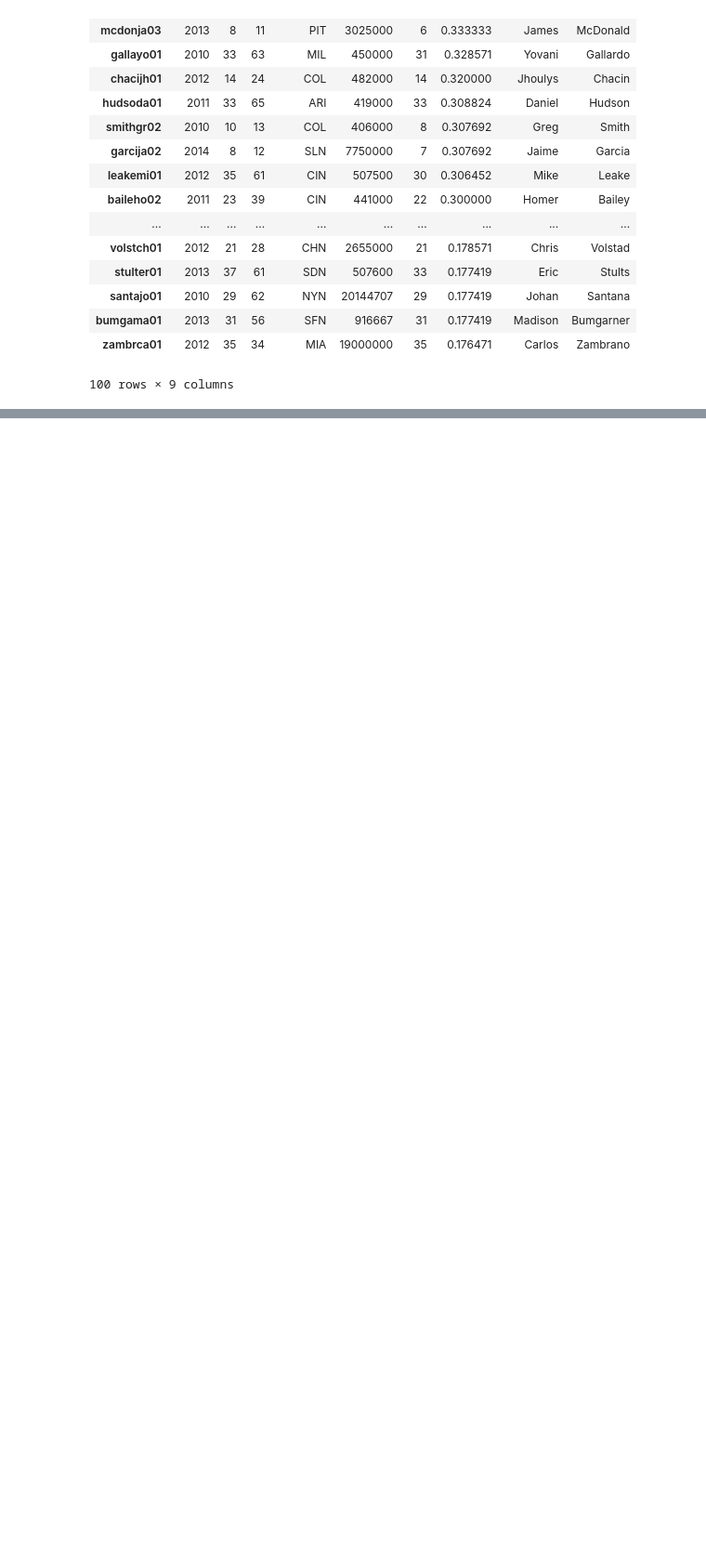
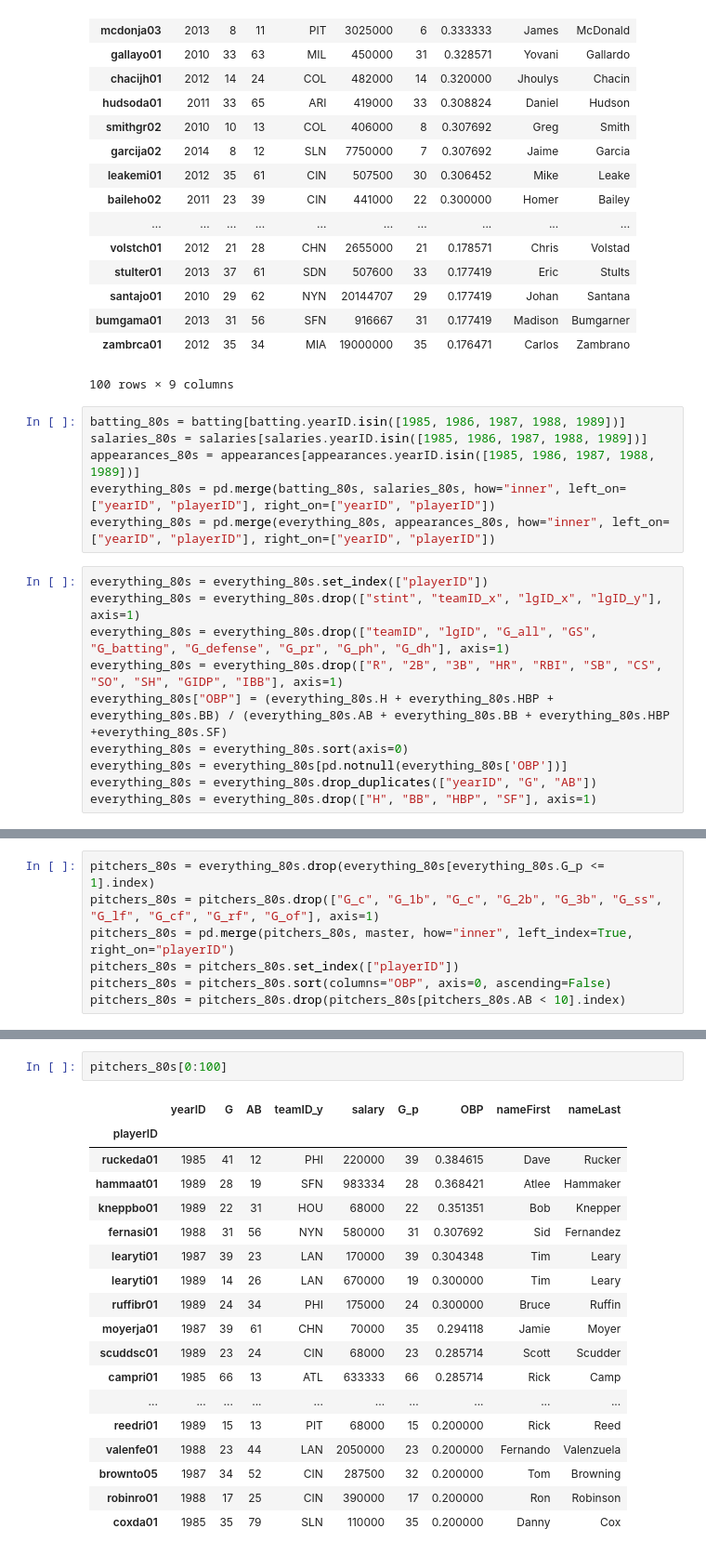
Before and after one commit to tiy-gvl-python-2015-09/moneyball, a Jupyter notebook: Moneyball -- Hard Mode.ipynb, the cells around one changed output, grey strips where cells are left out. Shown at 93% size. Drawn from its saved outputs; the diff is of its cells as text; blank space fills up the shorter version.

Commit message:
All 80's team selected

```diff
--- a/Moneyball -- Hard Mode.ipynb
+++ b/Moneyball -- Hard Mode.ipynb
@@ -262,3 +263,19 @@ pitchers_10s[0:100]
 | bumgama01 | 2013 | 31 | 56 | SFN | 916667 | 31 | 0.177419 | Madison | Bumgarner |
 | zambrca01 | 2012 | 35 | 34 | MIA | 19000000 | 35 | 0.176471 | Carlos | Zambrano |
 100 rows × 9 columns
+# %%
+batting_80s = batting[batting.yearID.isin([1985, 1986, 1987, 1988, 1989])]
+salaries_80s = salaries[salaries.yearID.isin([1985, 1986, 1987, 1988, 1989])]
+appearances_80s = appearances[appearances.yearID.isin([1985, 1986, 1987, 1988, 1989])]
+everything_80s = pd.merge(batting_80s, salaries_80s, how="inner", left_on=["yearID", "playerID"], right_on=["yearID", "playerID"])
+everything_80s = pd.merge(everything_80s, appearances_80s, how="inner", left_on=["yearID", "playerID"], right_on=["yearID", "playerID"])
+# %%
+everything_80s = everything_80s.set_index(["playerID"])
+everything_80s = everything_80s.drop(["stint", "teamID_x", "lgID_x", "lgID_y"], axis=1)
+everything_80s = everything_80s.drop(["teamID", "lgID", "G_all", "GS", "G_batting", "G_defense", "G_pr", "G_ph", "G_dh"], axis=1)
+everything_80s = everything_80s.drop(["R", "2B", "3B", "HR", "RBI", "SB", "CS", "SO", "SH", "GIDP", "IBB"], axis=1)
+everything_80s["OBP"] = (everything_80s.H + everything_80s.HBP + everything_80s.BB) / (everything_80s.AB + everything_80s.BB + everything_80s.HBP +everything_80s.SF)
+everything_80s = everything_80s.sort(axis=0)
+everything_80s = everything_80s[pd.notnull(everything_80s['OBP'])]
+everything_80s = everything_80s.drop_duplicates(["yearID", "G", "AB"])
+everything_80s = everything_80s.drop(["H", "BB", "HBP", "SF"], axis=1)
@@ -264,0 +305,7 @@ pitchers_10s[0:100]
+# %%
+pitchers_80s = everything_80s.drop(everything_80s[everything_80s.G_p <= 1].index)
+pitchers_80s = pitchers_80s.drop(["G_c", "G_1b", "G_c", "G_2b", "G_3b", "G_ss", "G_lf", "G_cf", "G_rf", "G_of"], axis=1)
+pitchers_80s = pd.merge(pitchers_80s, master, how="inner", left_index=True, right_on="playerID")
+pitchers_80s = pitchers_80s.set_index(["playerID"])
+pitchers_80s = pitchers_80s.sort(columns="OBP", axis=0, ascending=False)
+pitchers_80s = pitchers_80s.drop(pitchers_80s[pitchers_80s.AB < 10].index)
@@ -264,0 +333,21 @@ pitchers_10s[0:100]
+# %%
+pitchers_80s[0:100]
+# %% [output]
+|  | yearID | G | AB | teamID_y | salary | G_p | OBP | nameFirst | nameLast |
+| playerID |  |  |  |  |  |  |  |  |  |
+| ruckeda01 | 1985 | 41 | 12 | PHI | 220000 | 39 | 0.384615 | Dave | Rucker |
+| hammaat01 | 1989 | 28 | 19 | SFN | 983334 | 28 | 0.368421 | Atlee | Hammaker |
+| kneppbo01 | 1989 | 22 | 31 | HOU | 68000 | 22 | 0.351351 | Bob | Knepper |
+| fernasi01 | 1988 | 31 | 56 | NYN | 580000 | 31 | 0.307692 | Sid | Fernandez |
+| learyti01 | 1987 | 39 | 23 | LAN | 170000 | 39 | 0.304348 | Tim | Leary |
+| learyti01 | 1989 | 14 | 26 | LAN | 670000 | 19 | 0.300000 | Tim | Leary |
+| ruffibr01 | 1989 | 24 | 34 | PHI | 175000 | 24 | 0.300000 | Bruce | Ruffin |
+| moyerja01 | 1987 | 39 | 61 | CHN | 70000 | 35 | 0.294118 | Jamie | Moyer |
+| scuddsc01 | 1989 | 23 | 24 | CIN | 68000 | 23 | 0.285714 | Scott | Scudder |
+| campri01 | 1985 | 66 | 13 | ATL | 633333 | 66 | 0.285714 | Rick | Camp |
+| ... | ... | ... | ... | ... | ... | ... | ... | ... | ... |
+| reedri01 | 1989 | 15 | 13 | PIT | 68000 | 15 | 0.200000 | Rick | Reed |
+| valenfe01 | 1988 | 23 | 44 | LAN | 2050000 | 23 | 0.200000 | Fernando | Valenzuela |
+| brownto05 | 1987 | 34 | 52 | CIN | 287500 | 32 | 0.200000 | Tom | Browning |
+| robinro01 | 1988 | 17 | 25 | CIN | 390000 | 17 | 0.200000 | Ron | Robinson |
+| coxda01 | 1985 | 35 | 79 | SLN | 110000 | 35 | 0.200000 | Danny | Cox |
```
Also changed, not shown: parts of 5 cells of this notebook.
